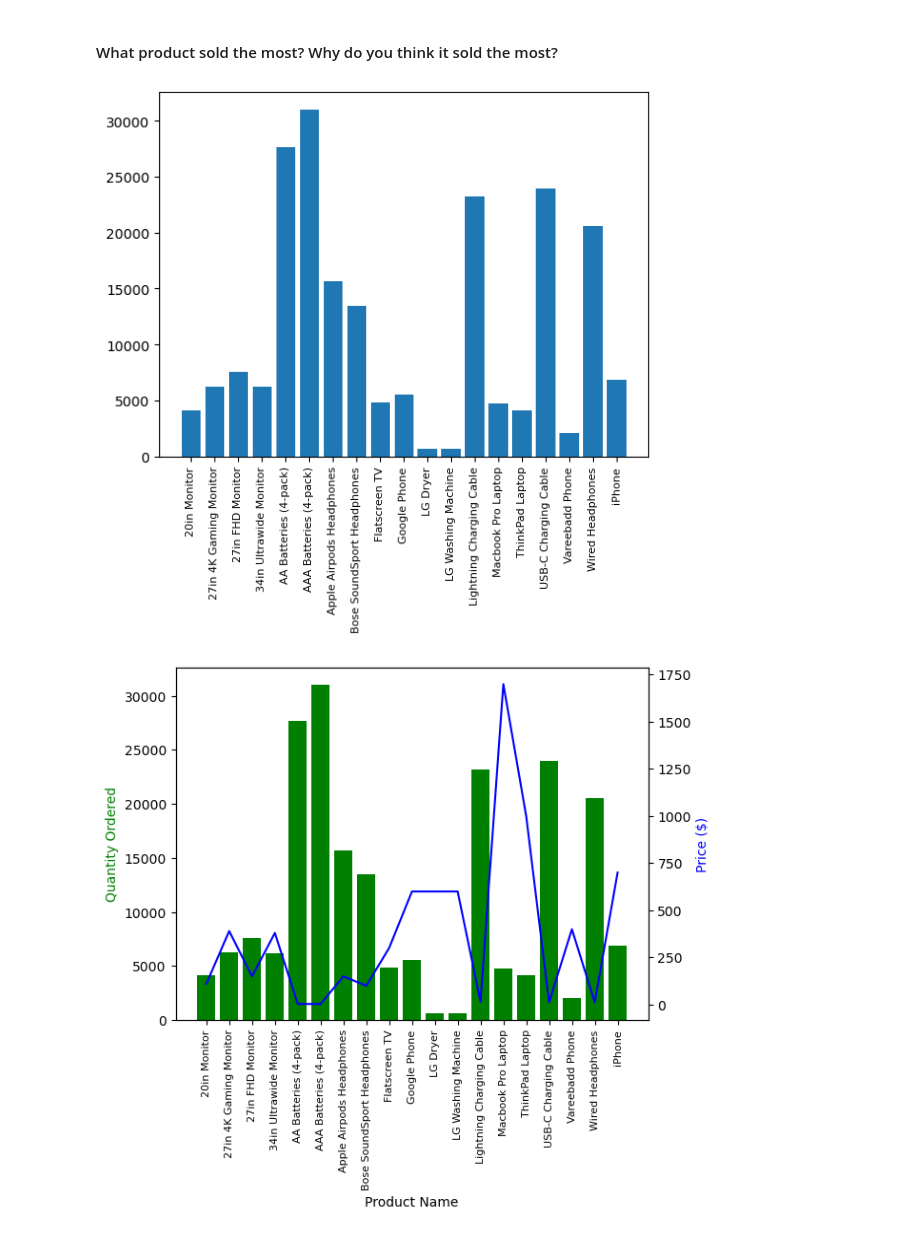
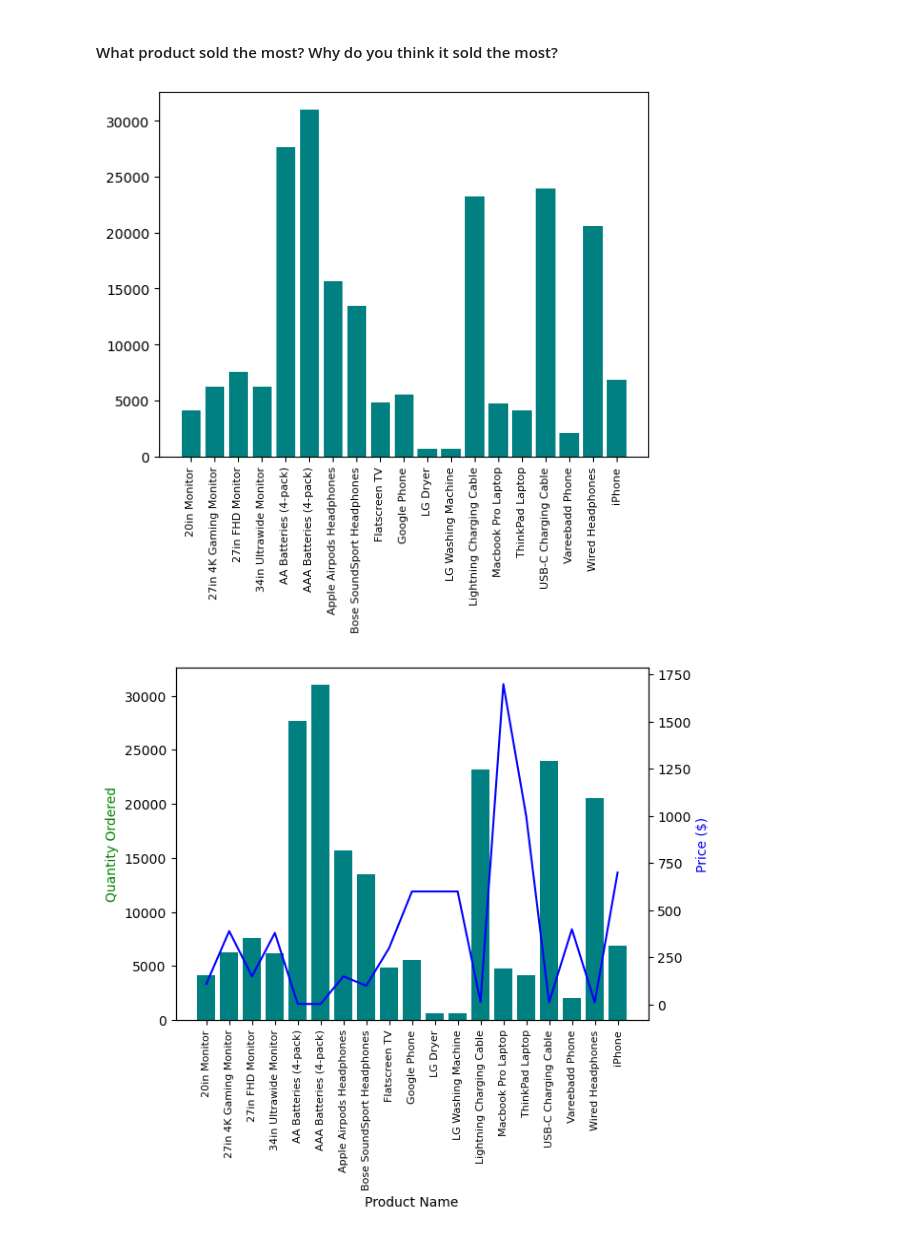
Before and after one commit to dark-teal-coder/ttr-py-data-analysis-pandas-gadget-sales, a Jupyter notebook: analyze-tech-gadgets-2019.ipynb, the cells around one changed output. Saved outputs shown, nothing was run; the diff lists cells and outputs as text; code cells hidden in the pictures.

```diff
--- a/analyze-tech-gadgets-2019.ipynb
+++ b/analyze-tech-gadgets-2019.ipynb
@@ -377,13 +377,13 @@ for key,value in count.most_common(10):
 # %%
 product_group = df_all_sales.groupby('Product')
 quantity_ordered = product_group.sum()['Quantity Ordered']
 
 keys = [pair for pair, df in product_group]
-plt.bar(keys, quantity_ordered)
+plt.bar(keys, quantity_ordered, color='#008080')
 plt.xticks(keys, rotation='vertical', size=8)
 plt.show()
 # %% [output]
-[figure, old version]
+[figure, new version]
 # %%
 # Referenced: https://stackoverflow.com/questions/14762181/adding-a-y-axis-label-to-secondary-y-axis-in-matplotlib
 
@@ -392,7 +392,7 @@ prices = df_all_sales.groupby('Product').mean()['Price Each']
 fig, ax1 = plt.subplots()
 
 ax2 = ax1.twinx()
-ax1.bar(keys, quantity_ordered, color='g')
+ax1.bar(keys, quantity_ordered, color='#008080')
 ax2.plot(keys, prices, color='b')
 
 ax1.set_xlabel('Product Name')
@@ -402,4 +402,4 @@ ax1.set_xticklabels(keys, rotation='vertical', size=8)
 
 fig.show()
 # %% [output]
-[figure, old version]
+[figure, new version]
```
Also changed, not shown: parts of 2 cells of this notebook.
